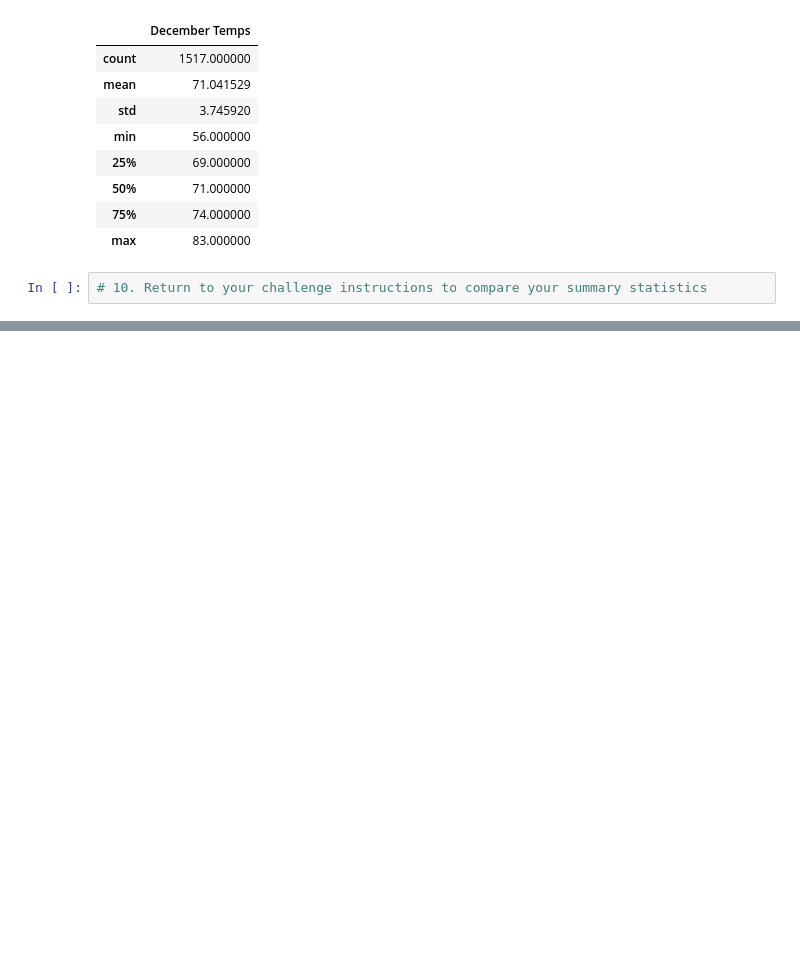
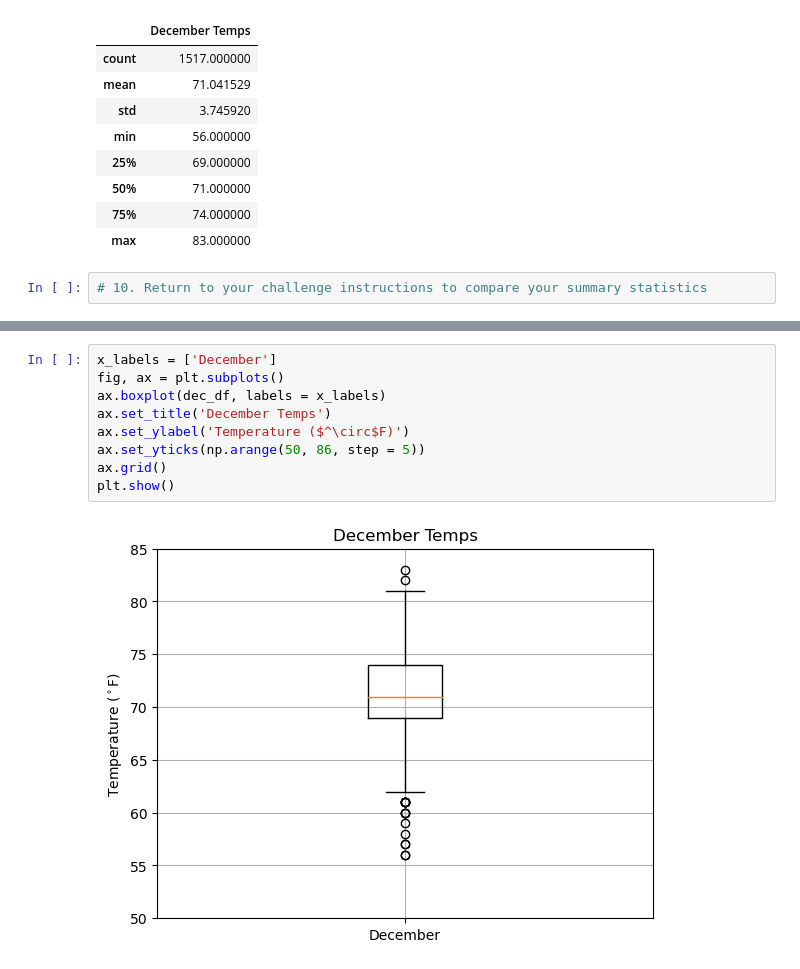
Before and after one commit to Owen-Wang1234/surfs_up, a Jupyter notebook: SurfsUp_Challenge.ipynb, the cells around one changed output, grey strips where cells are left out. Saved outputs shown, nothing was run; the diff lists cells and outputs as text; blank space fills up the shorter version.

```diff
--- a/SurfsUp_Challenge.ipynb
+++ b/SurfsUp_Challenge.ipynb
@@ -107,0 +123,11 @@ dec_df.describe()
+# %%
+x_labels = ['December']
+fig, ax = plt.subplots()
+ax.boxplot(dec_df, labels = x_labels)
+ax.set_title('December Temps')
+ax.set_ylabel('Temperature ($^\circ$F)')
+ax.set_yticks(np.arange(50, 86, step = 5))
+ax.grid()
+plt.show()
+# %% [output]
+[figure, added]
```
Also changed, not shown: parts of 11 cells of this notebook, 8 other files.
